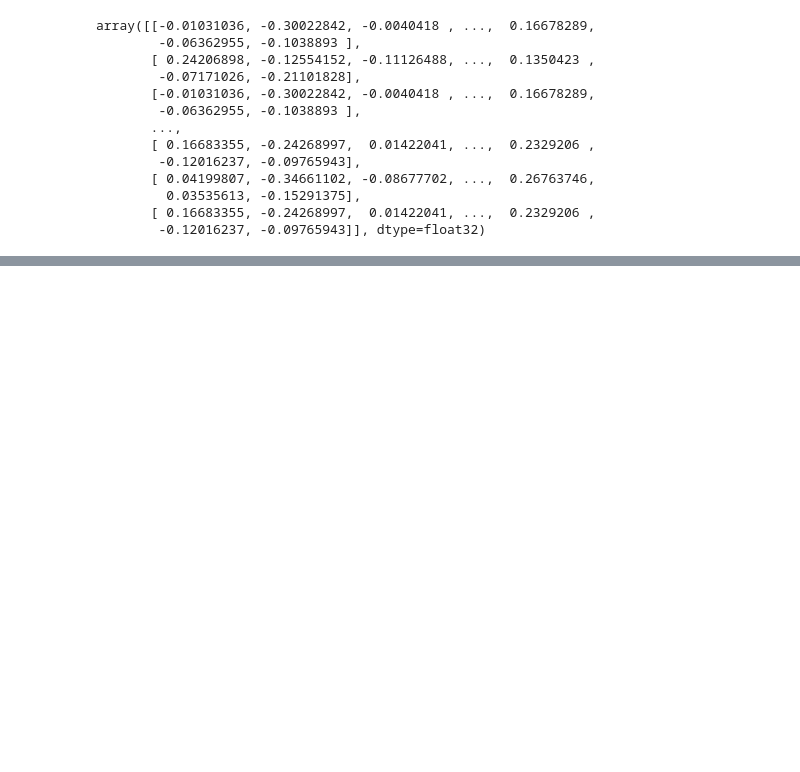
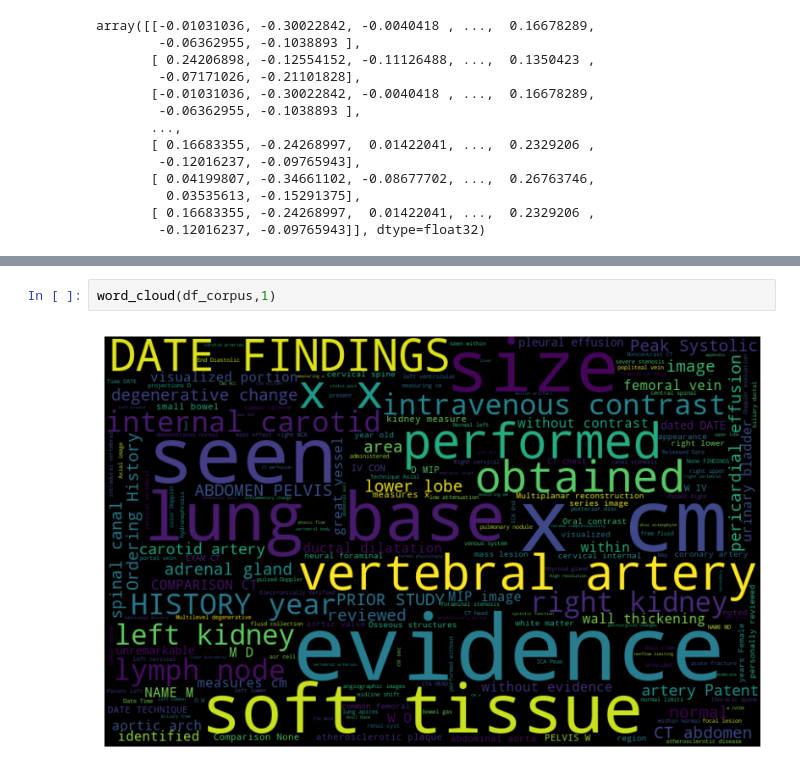
Before and after one commit to rdiazrincon/AD_clustering, a Jupyter notebook: AD_clustering.ipynb, the cells around one changed output, grey strips where cells are left out. Cells and saved outputs as stored; diff of their text form; blank space fills up the shorter version.

```diff
--- a/AD_clustering.ipynb
+++ b/AD_clustering.ipynb
@@ -104,0 +167,4 @@ array([[-0.01031036, -0.30022842, -0.0040418 , ...,  0.16678289,
+# %%
+word_cloud(df_corpus,1)
+# %% [output]
+[figure, added]
```
Also changed, not shown: parts of 19 cells of this notebook.
